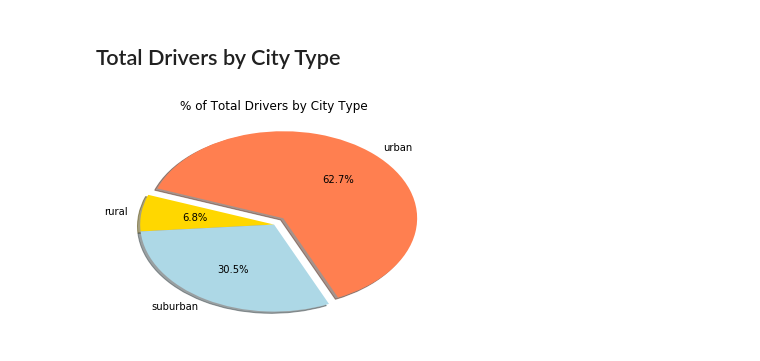
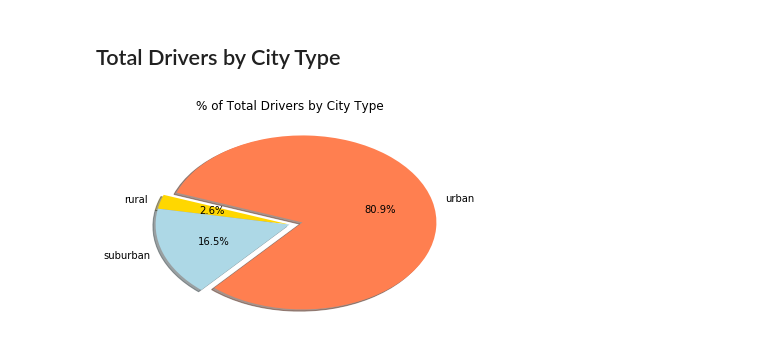
Before and after one commit to sno90/Osorio_Homework, a Jupyter notebook: 05-Matplotlib/Pyber/pyber.ipynb, the cells around one changed output. Saved outputs shown, nothing was run; the diff lists cells and outputs as text; code cells hidden in the pictures.

```diff
--- a/05-Matplotlib/Pyber/pyber.ipynb
+++ b/05-Matplotlib/Pyber/pyber.ipynb
@@ -117,19 +117,19 @@ plt.show()
 ## Total Drivers by City Type
 # %%
 # Calculate Driver Percents
-total_drivers = merge_df.groupby('type')['fare'].sum()
+total_drivers = city_data.groupby('type')['driver_count'].sum()
 
 # Build Pie Chart
 city_type =['rural','suburban','urban']
 colors=['gold','lightblue','coral']
 explode = 0,0,0.1
 plt.title('% of Total Drivers by City Type')
 plt.pie(total_drivers, explode=explode, labels=city_type, colors=colors, autopct="%1.1f%%",shadow=True, startangle=160)
 
 # Save Figure
 plt.savefig('% of Total Drivers by City Type')
 # %% [output]
-[figure, old version]
+[figure, new version]
 # %%
 # Show Figure
 plt.show()
```
Also changed, not shown: parts of 4 cells of this notebook, 3 other files.
